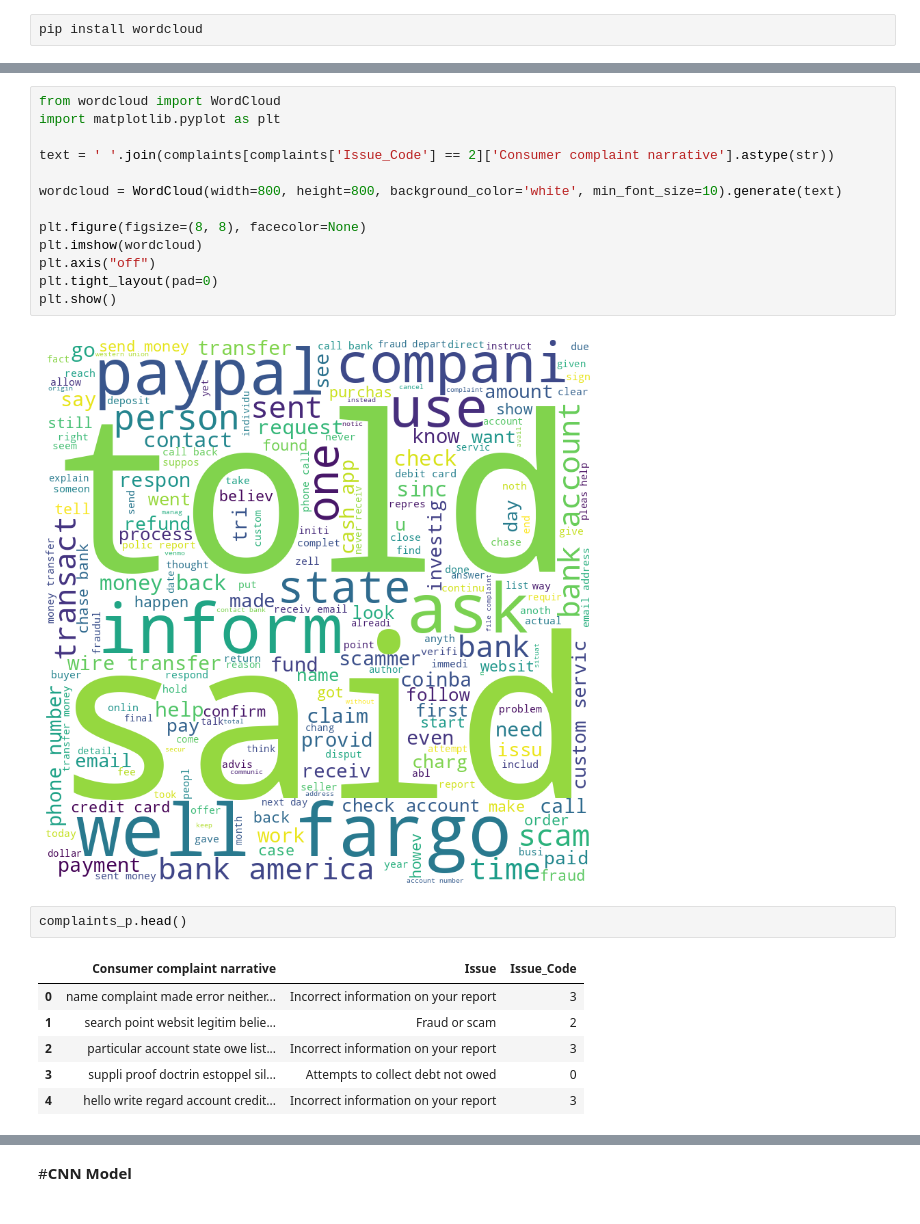
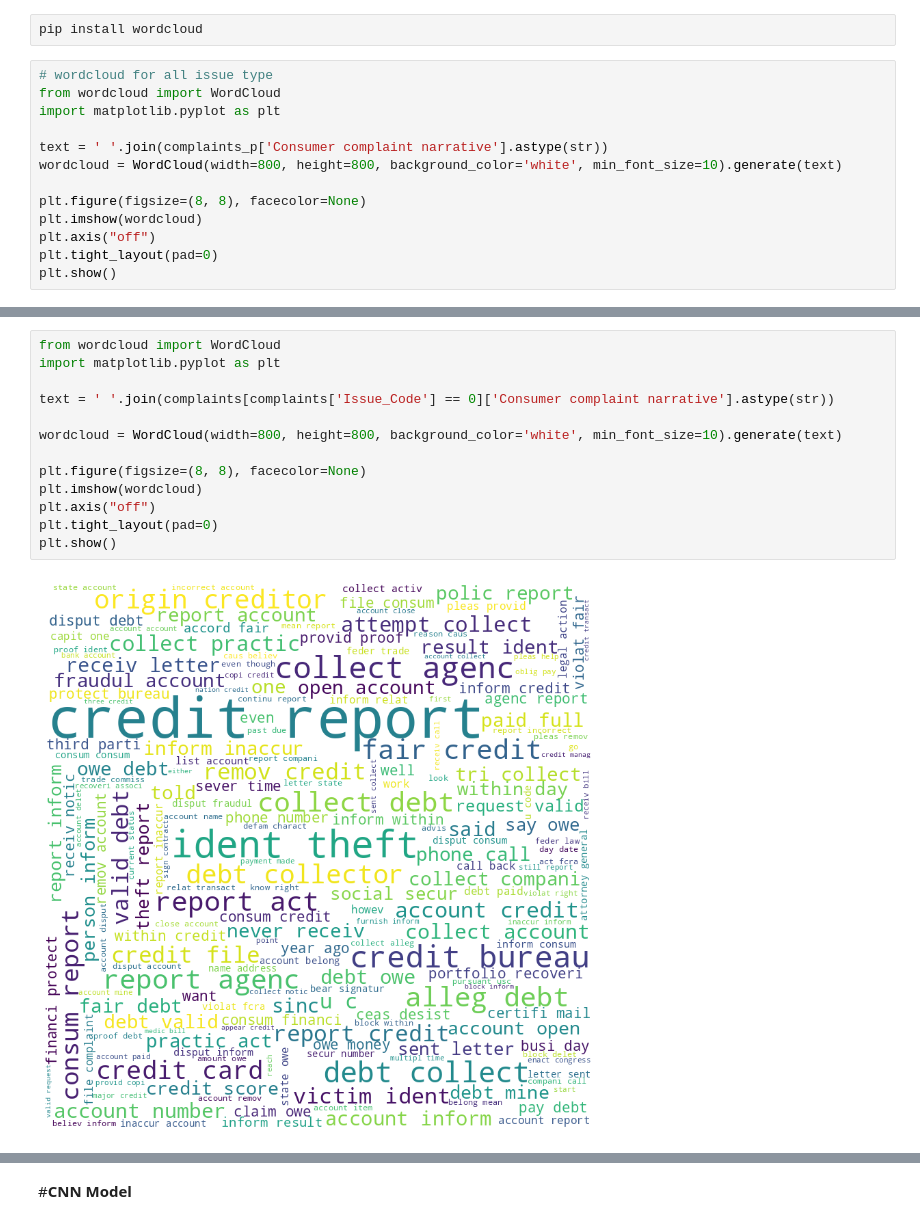
Before and after one commit to nss-data-science-cohort-6/cfpb_text_classification-el_chapo, a Jupyter notebook: complaints_preprocessing.ipynb, the cells around one changed output, grey strips where cells are left out. Drawn from its saved outputs; the diff is of its cells as text.

```diff
--- a/complaints_preprocessing.ipynb
+++ b/complaints_preprocessing.ipynb
@@ -133,3 +133,16 @@ complaints_p = pd.read_csv('/content/drive/MyDrive/Classification of Consumer Co
 #**Word Cloud**
 # %%
 pip install wordcloud
+# %%
+# wordcloud for all issue type
+from wordcloud import WordCloud
+import matplotlib.pyplot as plt
+
+text = ' '.join(complaints_p['Consumer complaint narrative'].astype(str))
+wordcloud = WordCloud(width=800, height=800, background_color='white', min_font_size=10).generate(text)
+
+plt.figure(figsize=(8, 8), facecolor=None)
+plt.imshow(wordcloud)
+plt.axis("off")
+plt.tight_layout(pad=0)
+plt.show()
@@ -136,24 +151,15 @@ pip install wordcloud
 # %%
 from wordcloud import WordCloud
 import matplotlib.pyplot as plt
 
-text = ' '.join(complaints[complaints['Issue_Code'] == 2]['Consumer complaint narrative'].astype(str))
+text = ' '.join(complaints[complaints['Issue_Code'] == 0]['Consumer complaint narrative'].astype(str))
 
 wordcloud = WordCloud(width=800, height=800, background_color='white', min_font_size=10).generate(text)
 
 plt.figure(figsize=(8, 8), facecolor=None)
 plt.imshow(wordcloud)
 plt.axis("off")
 plt.tight_layout(pad=0)
 plt.show()
 # %% [output]
-[figure, old version]
+[figure, new version]
-# %%
-complaints_p.head()
-# %% [output]
-|  | Consumer complaint narrative | Issue | Issue_Code |
-| 0 | name complaint made error neither... | Incorrect information on your report | 3 |
-| 1 | search point websit legitim belie... | Fraud or scam | 2 |
-| 2 | particular account state owe list... | Incorrect information on your report | 3 |
-| 3 | suppli proof doctrin estoppel sil... | Attempts to collect debt not owed | 0 |
-| 4 | hello write regard account credit... | Incorrect information on your report | 3 |
```
Also changed, not shown: parts of 25 cells of this notebook.
